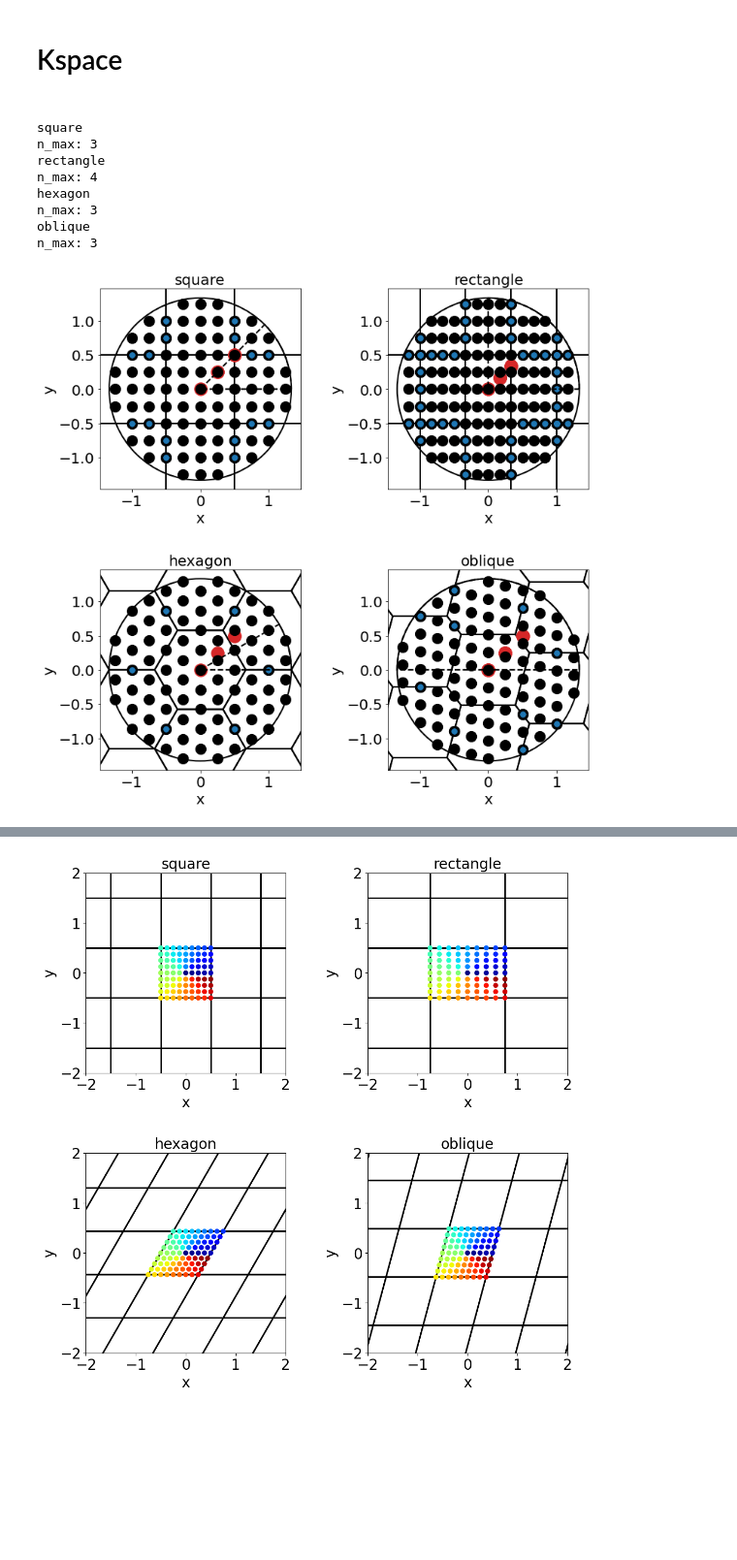
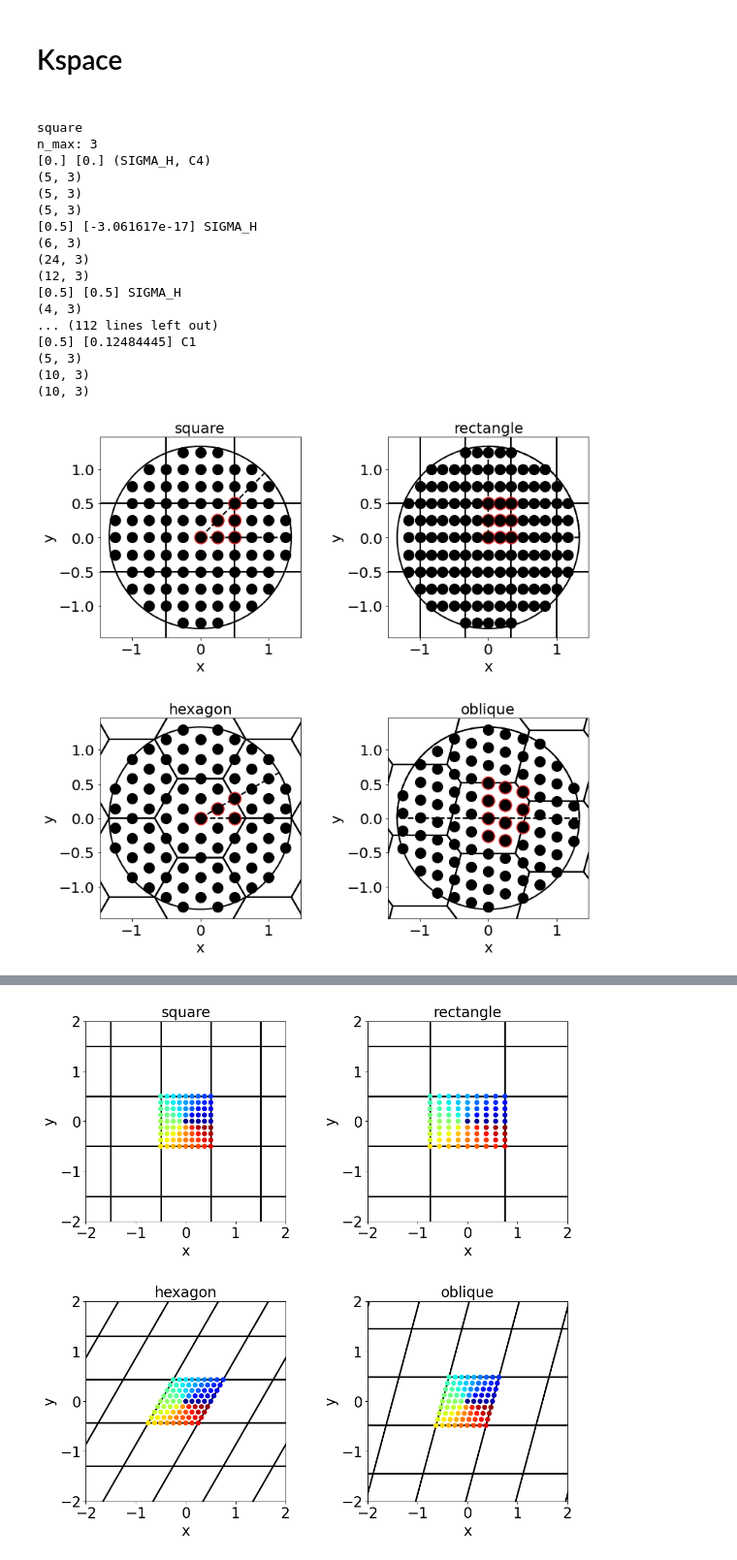
Before and after one commit to jcmwave/reciprocal, a Jupyter notebook: notebooks/examples.ipynb, the cells around one changed output, grey strips where cells are left out. Shown at 97% size. Drawn from its saved outputs; the diff is of its cells as text; code cells hidden in the pictures; blank space fills up the shorter version.

```diff
--- a/notebooks/examples.ipynb
+++ b/notebooks/examples.ipynb
@@ -39,3 +40,30 @@ def get_symmetry(shape):
         return 'D6'
     elif shape == 'oblique':
         return 'C2'
+# %%
+def lorentz(gamma, x0, x):
+    return (1./np.pi) * 0.5*gamma / ( (x-x0)**2 + (0.5*gamma)**2)
+
+def int_lorentz(gamma, x0, x):
+    return (1./np.pi)*np.arctan(2*(x-x0)/gamma)
+
+def int_lorentz_radial(gamma, x0, x):
+    return (1./np.pi)*(gamma*np.log( 4*(x-x0)**2 + gamma**2)/4.0 + x0 * np.arctan( 2*(x-x0)/gamma))
+
+def cusp_function(rho, width, pos):
+    L = lorentz(width, pos, rho)
+    return L
+
+def int_cusp_function(rho):
+    L_int = int_lorentz(0.05, 0.5, rho)
+    return L_int + (10./4.)*rho**4 + 10*rho
+
+def int_cusp_function_radial(rho):
+    L_int_radial = int_lorentz_radial(0.05, 0.5, rho)
+    return L_int_radial + (10./5.)*rho**5 + (10/2.)*rho**2
+
+def radial_cusp_function(kx, ky, kmax):
+    kr = np.sqrt( kx**2 + ky**2)/kmax
+    pos = kmax*0.4
+    width = kmax/20
+    return cusp_function(kr, width, pos)
@@ -269,7 +447,7 @@ for ilat, lat_shape in enumerate(['square', 'rectangle', 'hexagon', 'oblique']):
     #families = kspace.periodic_sampler.sample_bloch_families(restrict_to_sym_cone=True)
     constraint = {'type':'n_points', 'value':3}
     sampling, weighting, int_element, sym_ops = rlat.unit_cell.sample_irreducible(constraint=constraint)
-    plt.scatter(sampling[:, 0], sampling[:,0], s=300, c='tab:red')
+    plt.scatter(sampling[:, 0], sampling[:,1], s=300, c='tab:red')
     #print(sampling.shape)
     #print(len(sym_ops))
     #print(len(sym_ops[0]))
@@ -286,10 +464,15 @@ for ilat, lat_shape in enumerate(['square', 'rectangle', 'hexagon', 'oblique']):
         #for row in range(fam.n_rows):
         #print(sym_ops[num])
         #print(sym_ops[num])
+        zeroth_order = np.where(np.logical_and(fam.order1==0, fam.order2==0))
+        print(fam.kx[zeroth_order], fam.ky[zeroth_order], sym_ops[num])
         sym = rlat.unit_cell.symmetry()-sym_ops[num]
 
-
+        print(fam.k.shape)
         sym_points = sym.apply_symmetry_operators(fam.k)
+        print(sym_points.shape)
+        sym_points = np.unique(sym_points.round(decimals=4), axis=0)
+        print(sym_points.shape)
         #print(fam.n_rows, sym_points.shape[0])
         #print(sym_points)
         all_points.append(sym_points)
@@ -299,44 +482,52 @@ for ilat, lat_shape in enumerate(['square', 'rectangle', 'hexagon', 'oblique']):
         #print(sym_points.shape[0])
         #color = choose_color(num, len(families))
         #canvas.plot_point_sampling(sym_points, color=color)
-
     all_points = np.vstack(all_points)
     plt.scatter(all_points[:,0], all_points[:, 1], s=200, c='k')
     if True:
         duplicates = []
         is_duplicate = np.zeros(all_points.shape[0], dtype=bool)
         for row in range(all_points.shape[0]):
             point0 = all_points[row, :]
             if is_duplicate[row]:
                 pass #continue
             for row2 in range(all_points.shape[0]):
                 if row == row2:
                     continue
                 if is_duplicate[row2]:
                     pass #continue
                 point1 = all_points[row2, :]
                 if np.linalg.norm(point0-point1) < 1e-6:
                     duplicates.append(point0)
                     is_duplicate[row] = True
                     is_duplicate[row2] = True
         if len(duplicates) > 0:
             duplicates = np.vstack(duplicates)
             plt.scatter(duplicates[:, 0], duplicates[:, 1], s=50, c='tab:blue')
     canvas.plot_symmetry_cone(kspace)
 
 
     plt.xlabel('x')
     plt.ylabel('y')
     plt.xlim([-k0*1.1, k0*1.1])
     plt.ylim([-1.1*k0, 1.1*k0])
     plt.title(lat_shape, fontsize=20)
 # %% [output]
 square
 n_max: 3
-rectangle
-n_max: 4
-hexagon
-n_max: 3
-oblique
-n_max: 3
+[0.] [0.] (SIGMA_H, C4)
+(5, 3)
+(5, 3)
+(5, 3)
+[0.5] [-3.061617e-17] SIGMA_H
+(6, 3)
+(24, 3)
+(12, 3)
+[0.5] [0.5] SIGMA_H
+(4, 3)
+... (112 lines left out)
+[0.5] [0.12484445] C1
+(5, 3)
+(10, 3)
+(10, 3)
-[figure, old version]
+[figure, new version]
```
Also changed, not shown: parts of 6 cells of this notebook, 6 other files.
